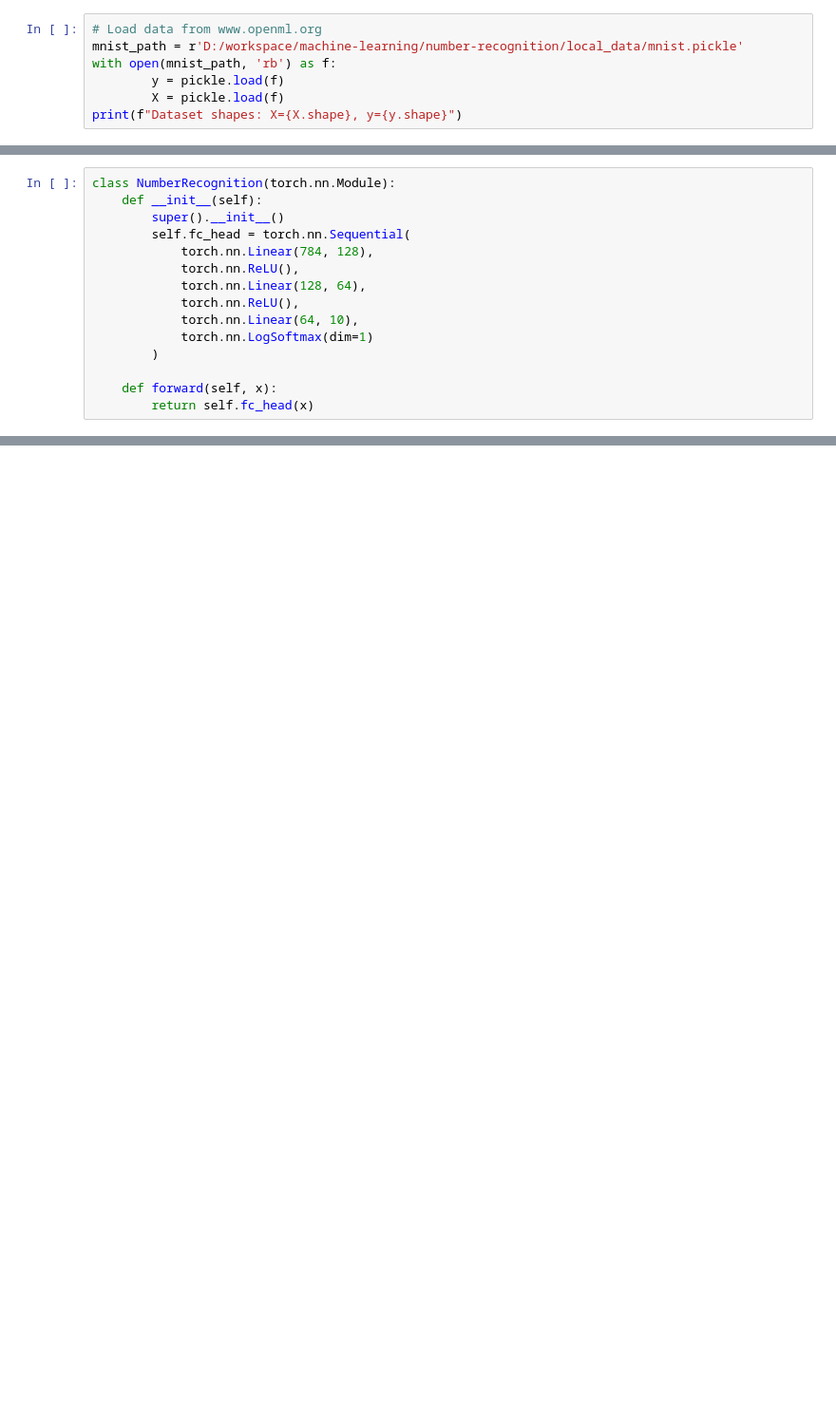
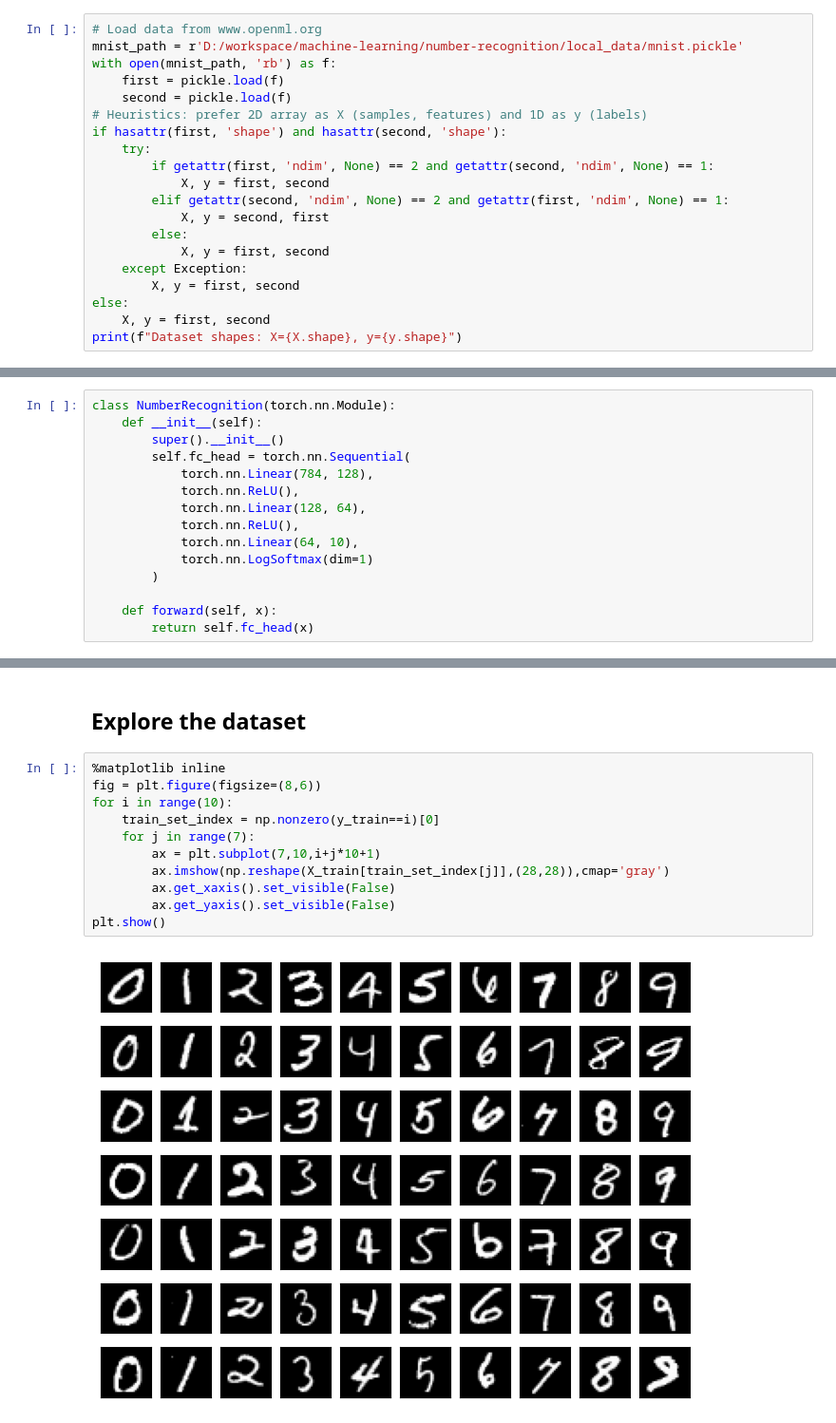
Before and after one commit to lersam/machine-learning, a Jupyter notebook: number-recognition/number_recognition.ipynb, the cells around one changed output, grey strips where cells are left out. Shown at 95% size. Cells and saved outputs as stored; diff of their text form; blank space fills up the shorter version.

```diff
--- a/number-recognition/number_recognition.ipynb
+++ b/number-recognition/number_recognition.ipynb
@@ -19,6 +21,19 @@ from matplotlib.pyplot import imshow
 # Load data from www.openml.org
 mnist_path = r'D:/workspace/machine-learning/number-recognition/local_data/mnist.pickle'
 with open(mnist_path, 'rb') as f:
-        y = pickle.load(f)
-        X = pickle.load(f)
+    first = pickle.load(f)
+    second = pickle.load(f)
+# Heuristics: prefer 2D array as X (samples, features) and 1D as y (labels)
+if hasattr(first, 'shape') and hasattr(second, 'shape'):
+    try:
+        if getattr(first, 'ndim', None) == 2 and getattr(second, 'ndim', None) == 1:
+            X, y = first, second
+        elif getattr(second, 'ndim', None) == 2 and getattr(first, 'ndim', None) == 1:
+            X, y = second, first
+        else:
+            X, y = first, second
+    except Exception:
+        X, y = first, second
+else:
+    X, y = first, second
 print(f"Dataset shapes: X={X.shape}, y={y.shape}")
@@ -78,6 +100,21 @@ train_loader = DataLoader(train_dataset, batch_size=64, shuffle=True)
 test_loader = DataLoader(test_dataset, batch_size=64, shuffle=False)
 
 # Now `train_dataset`, `test_dataset`, `train_loader`, and `test_loader` are available
+# %% [markdown]
+## Explore the dataset
+# %%
+%matplotlib inline
+fig = plt.figure(figsize=(8,6))
+for i in range(10):
+    train_set_index = np.nonzero(y_train==i)[0]
+    for j in range(7):
+        ax = plt.subplot(7,10,i+j*10+1)
+        ax.imshow(np.reshape(X_train[train_set_index[j]],(28,28)),cmap='gray')
+        ax.get_xaxis().set_visible(False)
+        ax.get_yaxis().set_visible(False)
+plt.show()
+# %% [output]
+[figure, added]
 # %%
 # demonstration purposes
 x, y = next(iter(train_loader))
```
Also changed, not shown: parts of 18 cells of this notebook.
